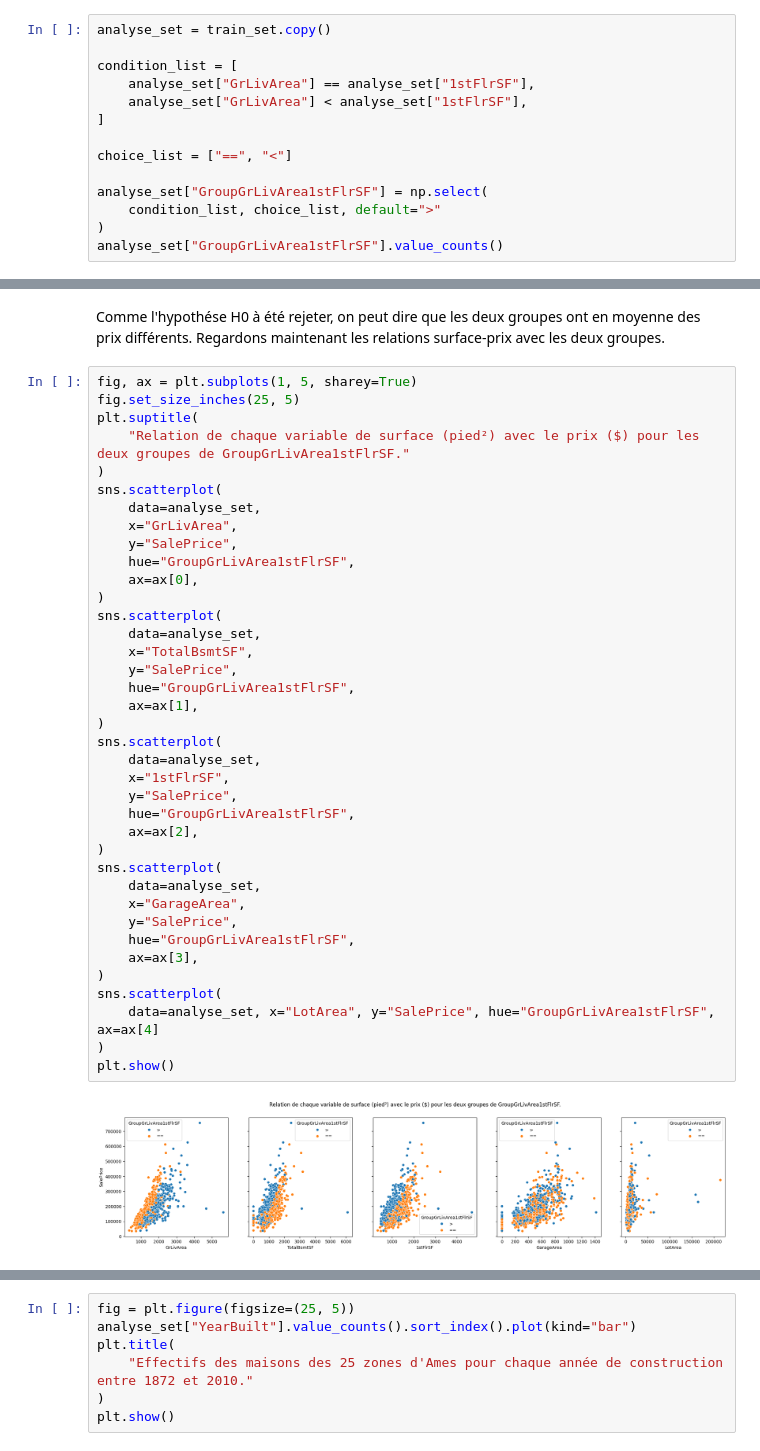
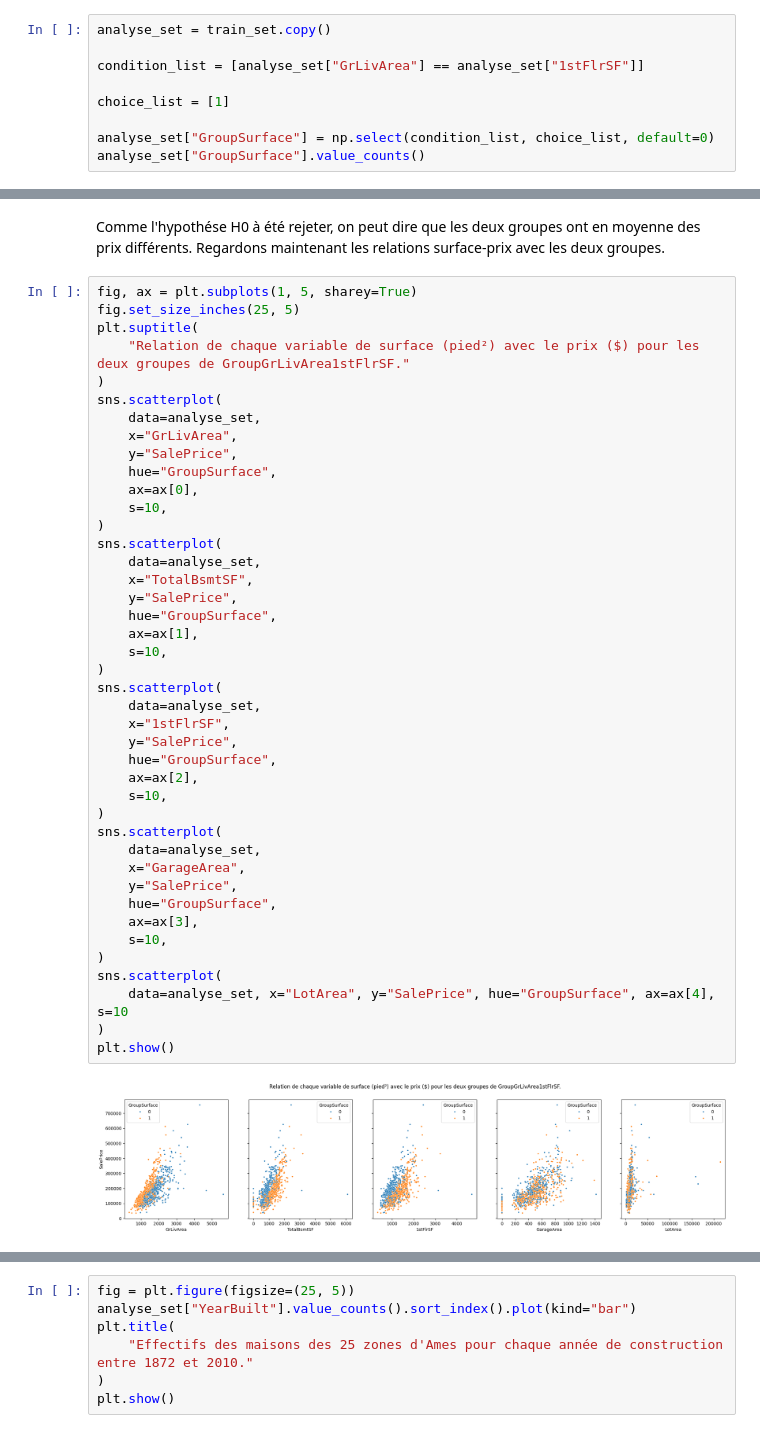
Before and after one commit to fmazur57u/Prediction_prix_immobilier, a Jupyter notebook: projet_prix_immobilier.ipynb, the cells around one changed output, grey strips where cells are left out. Cells and saved outputs as stored; diff of their text form.

```diff
--- a/projet_prix_immobilier.ipynb
+++ b/projet_prix_immobilier.ipynb
@@ -236,15 +247,10 @@ On voit qu'il y a pour la superficie totale du sous-sol, la surface habitable ho
 # %%
 analyse_set = train_set.copy()
 
-condition_list = [
-    analyse_set["GrLivArea"] == analyse_set["1stFlrSF"],
-    analyse_set["GrLivArea"] < analyse_set["1stFlrSF"],
-]
+condition_list = [analyse_set["GrLivArea"] == analyse_set["1stFlrSF"]]
 
-choice_list = ["==", "<"]
+choice_list = [1]
 
-analyse_set["GroupGrLivArea1stFlrSF"] = np.select(
-    condition_list, choice_list, default=">"
-)
-analyse_set["GroupGrLivArea1stFlrSF"].value_counts()
+analyse_set["GroupSurface"] = np.select(condition_list, choice_list, default=0)
+analyse_set["GroupSurface"].value_counts()
 # %% [output]
@@ -305,37 +311,41 @@ plt.suptitle(
     "Relation de chaque variable de surface (pied²) avec le prix ($) pour les deux groupes de GroupGrLivArea1stFlrSF."
 )
 sns.scatterplot(
     data=analyse_set,
     x="GrLivArea",
     y="SalePrice",
-    hue="GroupGrLivArea1stFlrSF",
+    hue="GroupSurface",
     ax=ax[0],
+    s=10,
 )
 sns.scatterplot(
     data=analyse_set,
     x="TotalBsmtSF",
     y="SalePrice",
-    hue="GroupGrLivArea1stFlrSF",
+    hue="GroupSurface",
     ax=ax[1],
+    s=10,
 )
 sns.scatterplot(
     data=analyse_set,
     x="1stFlrSF",
     y="SalePrice",
-    hue="GroupGrLivArea1stFlrSF",
+    hue="GroupSurface",
     ax=ax[2],
+    s=10,
 )
 sns.scatterplot(
     data=analyse_set,
     x="GarageArea",
     y="SalePrice",
-    hue="GroupGrLivArea1stFlrSF",
+    hue="GroupSurface",
     ax=ax[3],
+    s=10,
 )
 sns.scatterplot(
-    data=analyse_set, x="LotArea", y="SalePrice", hue="GroupGrLivArea1stFlrSF", ax=ax[4]
+    data=analyse_set, x="LotArea", y="SalePrice", hue="GroupSurface", ax=ax[4], s=10
 )
 plt.show()
 # %% [output]
-[figure, old version]
+[figure, new version]
 # %% [markdown]
```
Also changed, not shown: parts of 115 cells of this notebook, 2 other files.
